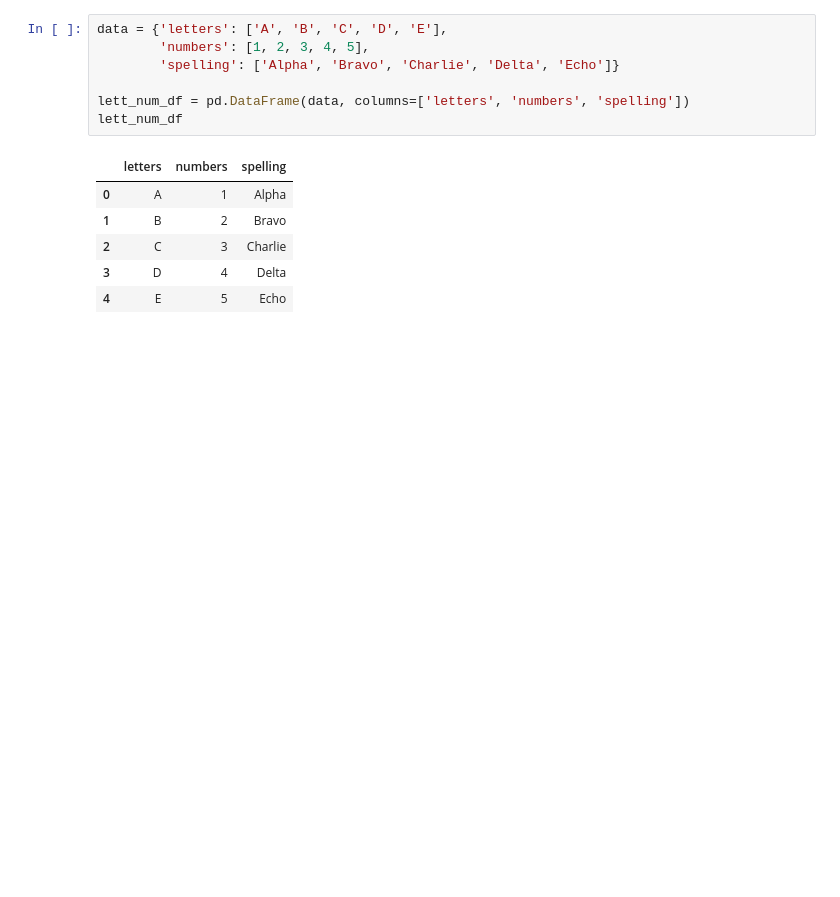
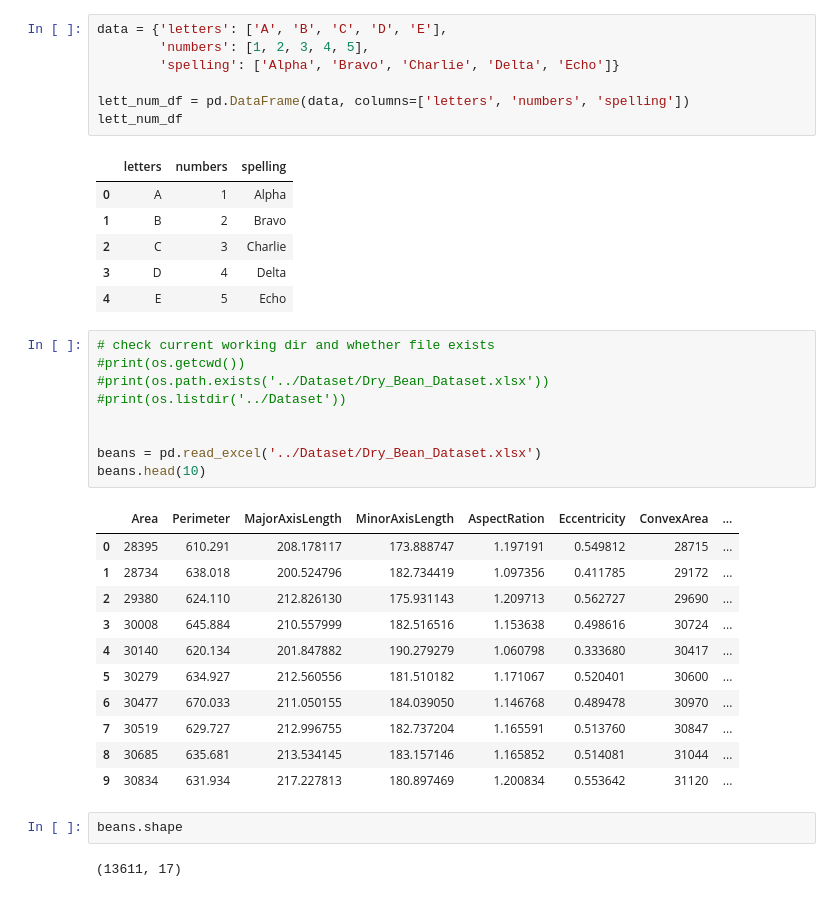
Before and after one commit to Devid-developer/Unsupervised-Learning, a Jupyter notebook: labs/IntroToPandas.ipynb, the cells around one changed output. Drawn from its saved outputs; the diff is of its cells as text; blank space fills up the shorter version.

```diff
--- a/labs/IntroToPandas.ipynb
+++ b/labs/IntroToPandas.ipynb
@@ -147,3 +147,28 @@ lett_num_df
 | 2 | C | 3 | Charlie |
 | 3 | D | 4 | Delta |
 | 4 | E | 5 | Echo |
+# %%
+# check current working dir and whether file exists
+#print(os.getcwd())
+#print(os.path.exists('../Dataset/Dry_Bean_Dataset.xlsx'))
+#print(os.listdir('../Dataset'))
+
+
+beans = pd.read_excel('../Dataset/Dry_Bean_Dataset.xlsx')
+beans.head(10)
+# %% [output]
+|  | Area | Perimeter | MajorAxisLength | MinorAxisLength | AspectRation | Eccentricity | ConvexArea | ... |
+| 0 | 28395 | 610.291 | 208.178117 | 173.888747 | 1.197191 | 0.549812 | 28715 | ... |
+| 1 | 28734 | 638.018 | 200.524796 | 182.734419 | 1.097356 | 0.411785 | 29172 | ... |
+| 2 | 29380 | 624.110 | 212.826130 | 175.931143 | 1.209713 | 0.562727 | 29690 | ... |
+| 3 | 30008 | 645.884 | 210.557999 | 182.516516 | 1.153638 | 0.498616 | 30724 | ... |
+| 4 | 30140 | 620.134 | 201.847882 | 190.279279 | 1.060798 | 0.333680 | 30417 | ... |
+| 5 | 30279 | 634.927 | 212.560556 | 181.510182 | 1.171067 | 0.520401 | 30600 | ... |
+| 6 | 30477 | 670.033 | 211.050155 | 184.039050 | 1.146768 | 0.489478 | 30970 | ... |
+| 7 | 30519 | 629.727 | 212.996755 | 182.737204 | 1.165591 | 0.513760 | 30847 | ... |
+| 8 | 30685 | 635.681 | 213.534145 | 183.157146 | 1.165852 | 0.514081 | 31044 | ... |
+| 9 | 30834 | 631.934 | 217.227813 | 180.897469 | 1.200834 | 0.553642 | 31120 | ... |
+# %%
+beans.shape
+# %% [output]
+(13611, 17)
```
Also changed, not shown: parts of 15 cells of this notebook.
